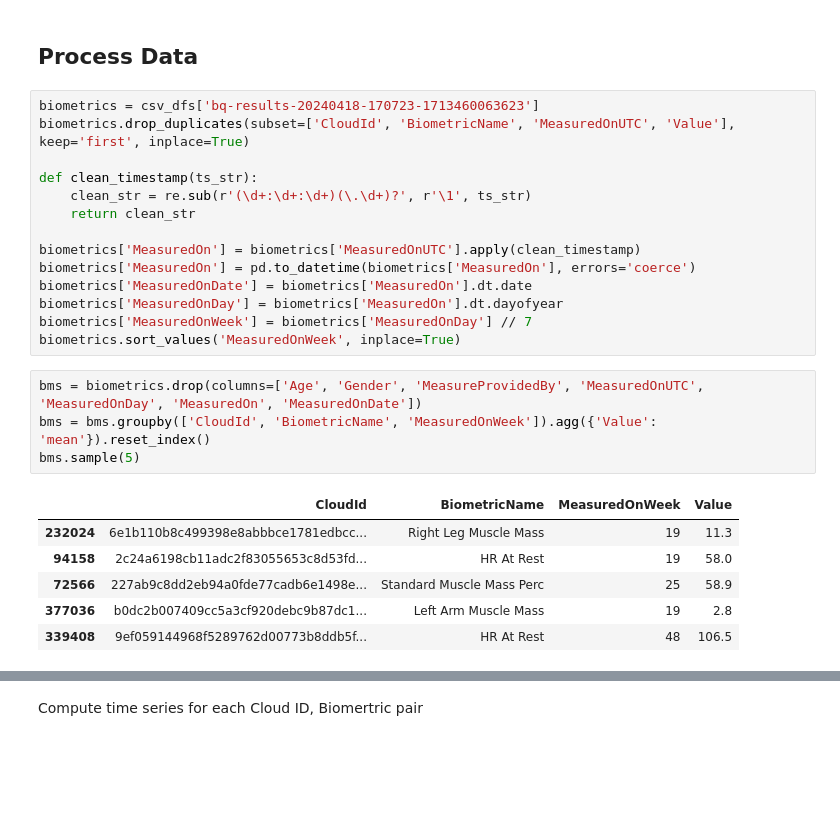
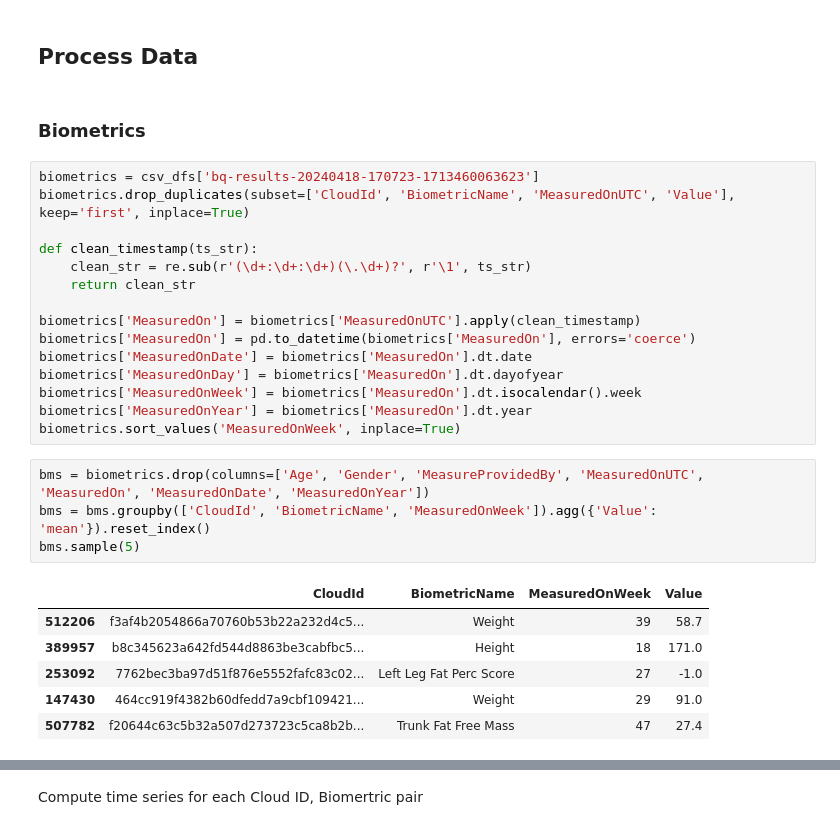
Before and after one commit to ariskoutris/biodash, a Jupyter notebook: forecasting-model/model_training.ipynb, the cells around one changed output, grey strips where cells are left out. Saved outputs shown, nothing was run; the diff lists cells and outputs as text; blank space fills up the shorter version.

```diff
--- a/forecasting-model/model_training.ipynb
+++ b/forecasting-model/model_training.ipynb
@@ -17,6 +17,8 @@ csv_dfs['bq-results-20240418-170723-1713460063623'] = pd.read_csv('data/bq-resul
 # Training
 # %% [markdown]
 ## Process Data
+# %% [markdown]
+### Biometrics
 # %%
 biometrics = csv_dfs['bq-results-20240418-170723-1713460063623']
 biometrics.drop_duplicates(subset=['CloudId', 'BiometricName', 'MeasuredOnUTC', 'Value'], keep='first', inplace=True)
@@ -29,19 +31,20 @@ biometrics['MeasuredOn'] = biometrics['MeasuredOnUTC'].apply(clean_timestamp)
 biometrics['MeasuredOn'] = pd.to_datetime(biometrics['MeasuredOn'], errors='coerce')
 biometrics['MeasuredOnDate'] = biometrics['MeasuredOn'].dt.date
 biometrics['MeasuredOnDay'] = biometrics['MeasuredOn'].dt.dayofyear
-biometrics['MeasuredOnWeek'] = biometrics['MeasuredOnDay'] // 7
+biometrics['MeasuredOnWeek'] = biometrics['MeasuredOn'].dt.isocalendar().week
+biometrics['MeasuredOnYear'] = biometrics['MeasuredOn'].dt.year
 biometrics.sort_values('MeasuredOnWeek', inplace=True)
 # %%
-bms = biometrics.drop(columns=['Age', 'Gender', 'MeasureProvidedBy', 'MeasuredOnUTC', 'MeasuredOnDay', 'MeasuredOn', 'MeasuredOnDate'])
+bms = biometrics.drop(columns=['Age', 'Gender', 'MeasureProvidedBy', 'MeasuredOnUTC', 'MeasuredOn', 'MeasuredOnDate', 'MeasuredOnYear'])
 bms = bms.groupby(['CloudId', 'BiometricName', 'MeasuredOnWeek']).agg({'Value': 'mean'}).reset_index()
 bms.sample(5)
 # %% [output]
 |  | CloudId | BiometricName | MeasuredOnWeek | Value |
-| 232024 | 6e1b110b8c499398e8abbbce1781edbcc... | Right Leg Muscle Mass | 19 | 11.3 |
-| 94158 | 2c24a6198cb11adc2f83055653c8d53fd... | HR At Rest | 19 | 58.0 |
-| 72566 | 227ab9c8dd2eb94a0fde77cadb6e1498e... | Standard Muscle Mass Perc | 25 | 58.9 |
-| 377036 | b0dc2b007409cc5a3cf920debc9b87dc1... | Left Arm Muscle Mass | 19 | 2.8 |
-| 339408 | 9ef059144968f5289762d00773b8ddb5f... | HR At Rest | 48 | 106.5 |
+| 512206 | f3af4b2054866a70760b53b22a232d4c5... | Weight | 39 | 58.7 |
+| 389957 | b8c345623a642fd544d8863be3cabfbc5... | Height | 18 | 171.0 |
+| 253092 | 7762bec3ba97d51f876e5552fafc83c02... | Left Leg Fat Perc Score | 27 | -1.0 |
+| 147430 | 464cc919f4382b60dfedd7a9cbf109421... | Weight | 29 | 91.0 |
+| 507782 | f20644c63c5b32a507d273723c5ca8b2b... | Trunk Fat Free Mass | 47 | 27.4 |
 # %%
 grouped_bms = bms.groupby(['CloudId', 'BiometricName']).agg({'MeasuredOnWeek': [list, 'count'], 'Value': list})
 grouped_bms = grouped_bms.reset_index()
```
Also changed, not shown: parts of 65 cells of this notebook, 8 other files.
